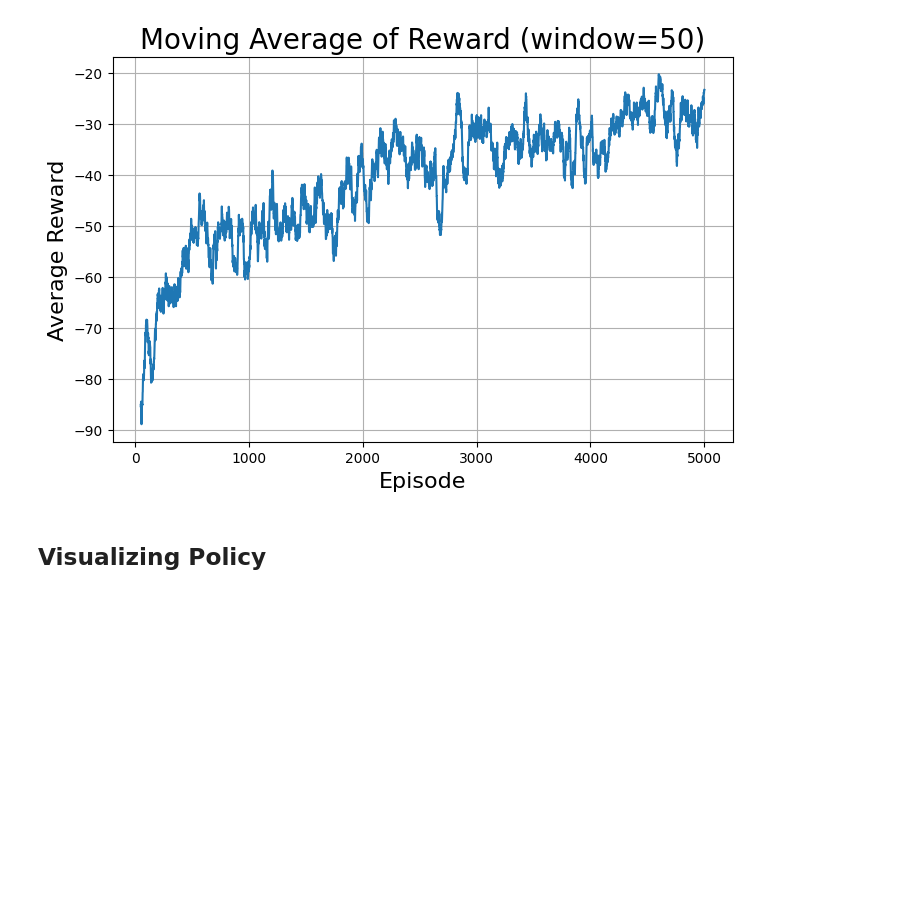
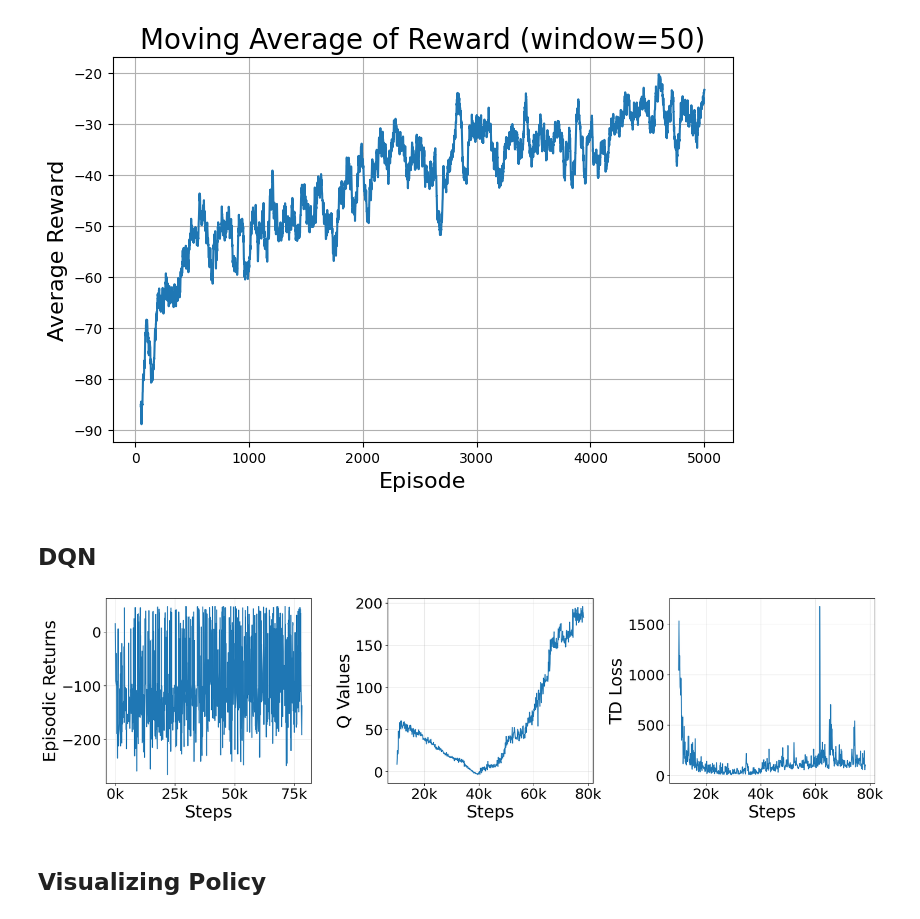
Before and after one commit to shinobi-wolf/FleetNav, a Jupyter notebook: eda.ipynb, the cells around one changed output. Cells and saved outputs as stored; diff of their text form; code cells hidden in the pictures; blank space fills up the shorter version.

```diff
--- a/eda.ipynb
+++ b/eda.ipynb
@@ -180,6 +180,62 @@ plt.grid(True)
 plt.show()
 # %% [output]
 [figure]
+# %% [markdown]
+## DQN
+# %%
+import numpy as np
+import pandas as pd
+import matplotlib.pyplot as plt
+import matplotlib.ticker as ticker
+
+fontsize_title = 22
+fontsize_label = 26
+fontsize_ticks = 22
+# %%
+ep_ret_df = pd.read_csv("runs/a3b197ac/training_returns.csv")
+ep_q_df = pd.read_csv("runs/a3b197ac/training_q.csv")
+ep_loss_df = pd.read_csv("runs/a3b197ac/training_loss.csv")
+# %%
+fig, axes = plt.subplots(1, 3, figsize=(18, 5), sharex=False)
+
+def k_formatter(x, pos):
+    """The function to format the tick labels."""
+    return f'{x*1e-3:.0f}k'
+
+# Plot Episode Returns
+ax = axes[0]
+ax.plot(ep_ret_df['Step'], ep_ret_df['Value'])
+ax.xaxis.set_major_formatter(ticker.FuncFormatter(k_formatter))
+axes[0].set_xlabel('Steps', fontsize=fontsize_label)
+axes[0].set_ylabel('Episodic Returns', fontsize=fontsize_label)
+axes[0].tick_params(axis='x', labelsize=fontsize_ticks)
+axes[0].tick_params(axis='y', labelsize=fontsize_ticks)
+ax.grid(True,alpha=0.3)
+
+# Plot Q Values
+ax = axes[1]
+ax.plot(ep_q_df['Step'], ep_q_df['Value'])
+ax.xaxis.set_major_formatter(ticker.FuncFormatter(k_formatter))
+axes[1].set_xlabel('Steps', fontsize=fontsize_label)
+axes[1].set_ylabel('Q Values', fontsize=fontsize_label)
+axes[1].tick_params(axis='x', labelsize=fontsize_ticks)
+axes[1].tick_params(axis='y', labelsize=fontsize_ticks)
+ax.grid(True,alpha=0.3)
+
+# Plot TD Loss
+ax = axes[2]
+ax.plot(ep_loss_df['Step'], ep_loss_df['Value'])
+ax.xaxis.set_major_formatter(ticker.FuncFormatter(k_formatter))
+axes[2].set_xlabel('Steps', fontsize=fontsize_label)
+axes[2].set_ylabel('TD Loss', fontsize=fontsize_label)
+axes[2].tick_params(axis='x', labelsize=fontsize_ticks)
+axes[2].tick_params(axis='y', labelsize=fontsize_ticks)
+ax.grid(True,alpha=0.3)
+
+plt.tight_layout()
+plt.show()
+# %% [output]
+[figure, added]
 # %% [markdown]
 ## Visualizing Policy
 # %%
```
Also changed, not shown: parts of 2 cells of this notebook, 36 other files.
